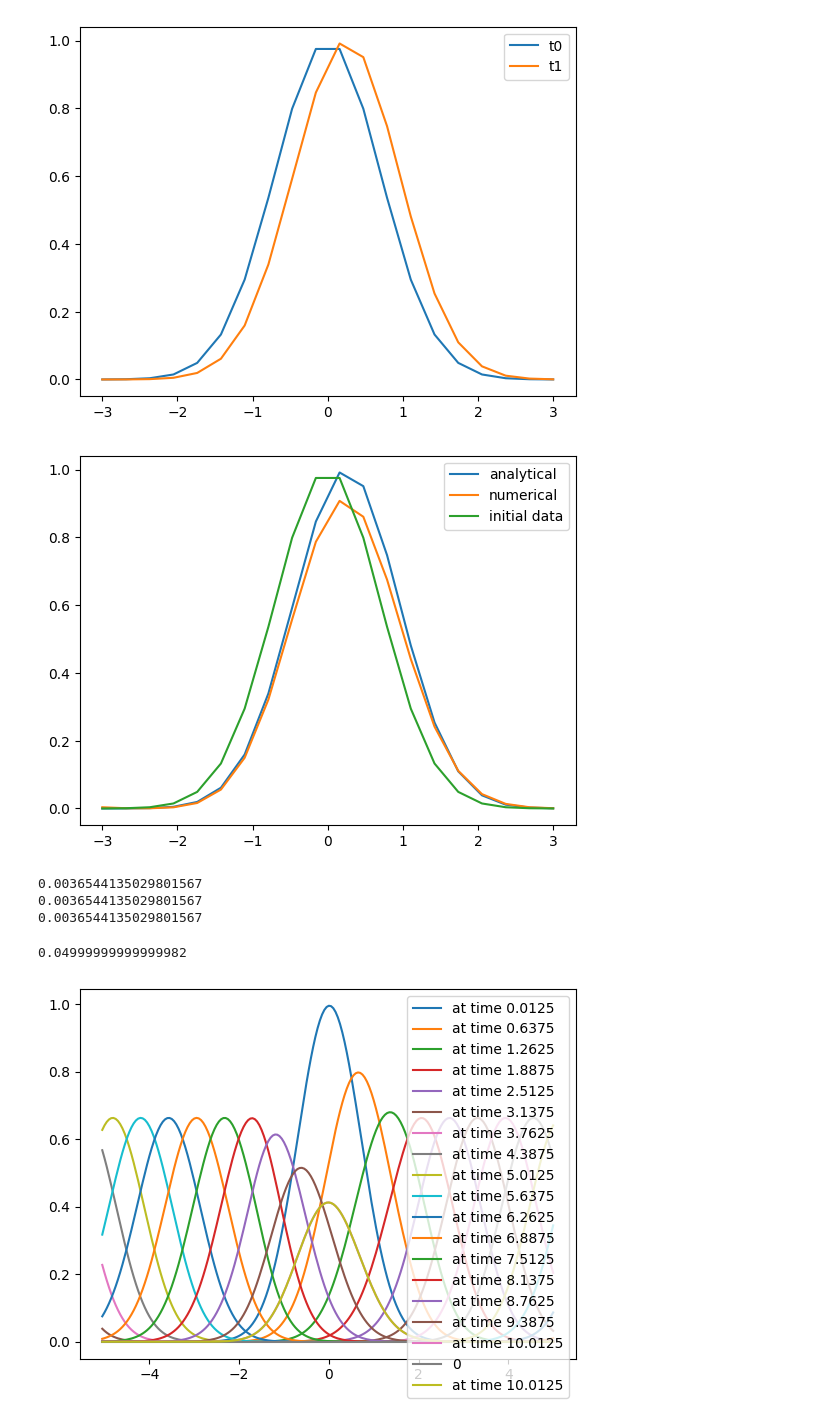
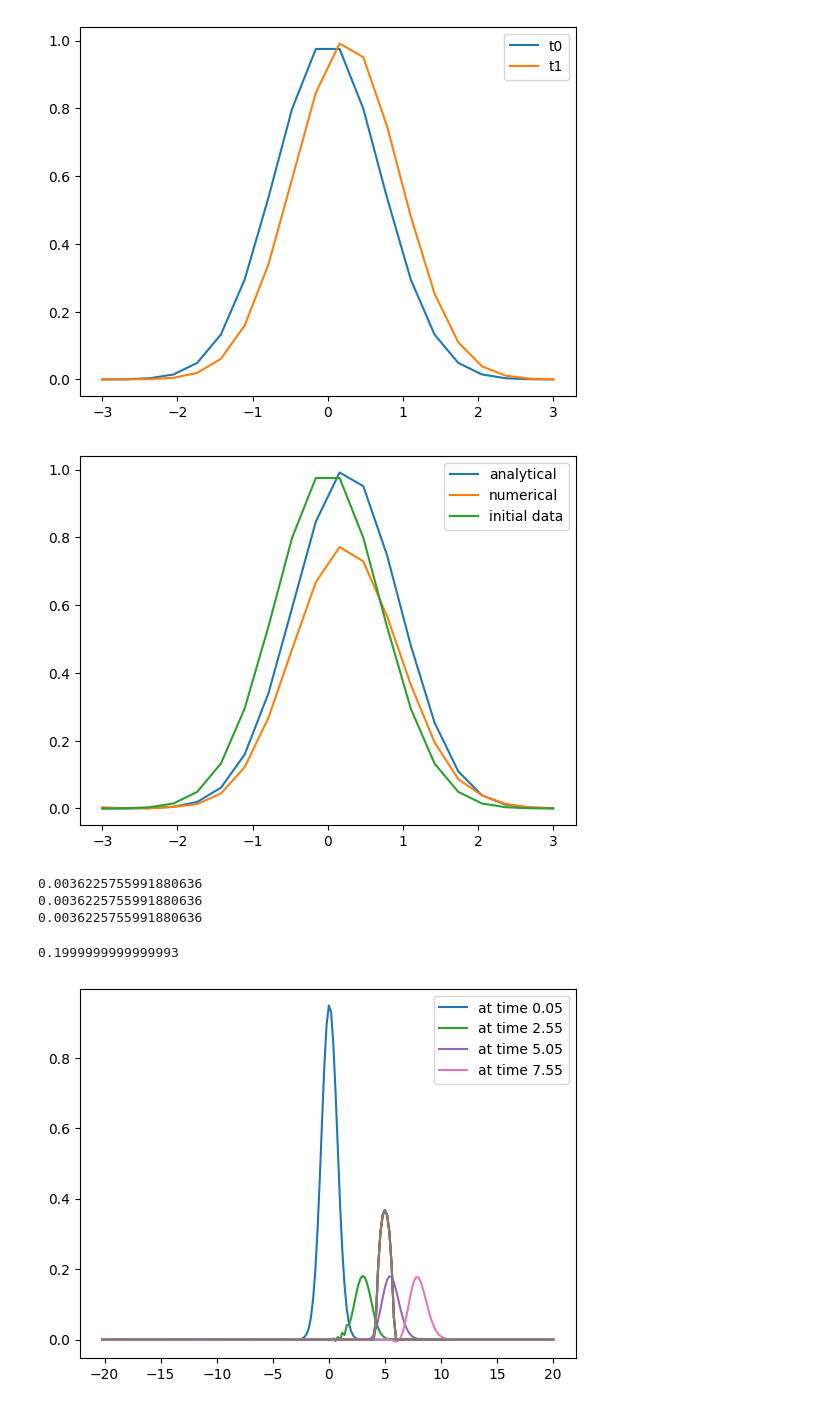
Before and after one commit to lisajl/pml, a Jupyter notebook: johnson.ipynb, the cells around one changed output. Saved outputs shown, nothing was run; the diff lists cells and outputs as text; code cells hidden in the pictures.

```diff
--- a/johnson.ipynb
+++ b/johnson.ipynb
@@ -35,22 +35,17 @@ a = b = 1 # for purposes of testing
 #main functions
 def solution(t, x):
     #copied from original, known solution to wave equation
-    #not the same, right? here u(t,x) = e^-(t-x)^2
-    # f = integral ( 1/ (1*sigma/omega))
+
     f = np.exp(-(t-x)**2)
     return f
 
 def initial_data(x):
+    # ORIGINAL:
     # f = np.exp(-x**2)
-    # #-x^2, sol'n at t=0
     # fprime = 2.*x*np.exp(-x**2)
-    # #time derivative of f = 2x*-x^2
     f = np.exp(-x**2)
     fprime = -1 * np.exp(-x**2)
     return np.array([f,fprime])
-    # #data at t = 0
-    # #original just has psi = dt (phi)
-    # #johnson eq is more complicated, uses funky term
 
 def rhs(t, f, a, b):
     #c = sqrt(ab) = phase velocity of wave, inputted?
@@ -67,7 +62,7 @@ def rhs(t, f, a, b):
 
     #BUMP FUNCTION
     aa = 1
-    x0 = 0
+    x0 = 15
     c = 2
 
     oneg = -1 * c
@@ -222,15 +214,15 @@ plt.plot(x, f1[0], label="numerical")
 plt.plot(x, f0[0], label="initial data")
 plt.legend();
 # %% [output]
-[figure, old version]
+[figure, new version]
 # %%
 print (f1[0][-2])
 print (f1[0][0])
 print (boundary_condition(f1)[0][0])
 # %% [output]
-0.0036544135029801567
-0.0036544135029801567
-0.0036544135029801567
+0.0036225755991880636
+0.0036225755991880636
+0.0036225755991880636
 # %%
 # now to the thing again for real...
 
@@ -239,16 +231,24 @@ t0 = 0.
 t1 = 10
 
 # grid
-xmin = -5
-xmax = 5
+xmin = -20
+xmax = 20
 ncells = 200
 dx = (xmax - xmin) / ncells
 
 #requires halo / ghost points for derivs
 nhalo = 1 #why 1 again? is it just one left
 
+x = np.linspace(xmin - nhalo * dx, xmax, ncells + 2*nhalo)
 
-x = np.linspace(xmin - nhalo * dx, xmax, ncells + 2*nhalo)
+aa = 1
+x0 = 5
+c = 1
+
+oneg = -1 * c + x0
+opos = 1 * c + x0
+outside = np.logical_or(x<= oneg, x>=opos)
+sigmax = np.piecewise(x, [outside, np.logical_not(outside)], [0, lambda x: np.exp(aa * -1 * (1/((1-((x-x0)**2)/(c**2)))))])
 
 # grid spacing
 dx = x[1] - x[0]
@@ -261,34 +261,35 @@ f = initial_data(x)
 it = 0
 while (t < t1):
     fnext = rk4step(f, rhs, t, dt)
     #og rk2step
 
     t += dt
     f = fnext
 
     if(it % 50 == 0):
         plt.plot(x, f[0], label="at time %g" % t)
+        plt.plot(x, sigmax)
     it += 1
 
 zero = 0
-plt.plot(x, 0*x, label = "0")
-plt.plot(x, f[0], label="at time %g" % t)
+#plt.plot(x, 0*x, label = "0")
+#plt.plot(x, f[0], label="at time %g" % t)
 plt.legend(loc='best');
 
 #high frequency oscillations = instability
 #approximation may pick up different modes, could grow exponentially instead of damping
 #possibly always unstable
 #initial data and solution must not blow up, either bug in rhs, derivs, or intrinsically unstable
 # have to use rk4
 
 #shape of pml coefficient
 #no real recipe - as smooth as possible
 #derivatives of coefficient must be smooth as possible
 #polynomial shape gives certain efficacy, like mx^2
 #gaussian or bump function
 #compact domain can be translated from 0,1 to whatever domain, basically step with smooth edges
 #singular coefficient can be tried, but might break stuff
 #gaussian easy, already there
 # %% [output]
-0.04999999999999982
+0.1999999999999993
-[figure, old version]
+[figure, new version]
```
Also changed, not shown: parts of 1 cell of this notebook, 1 other file.
